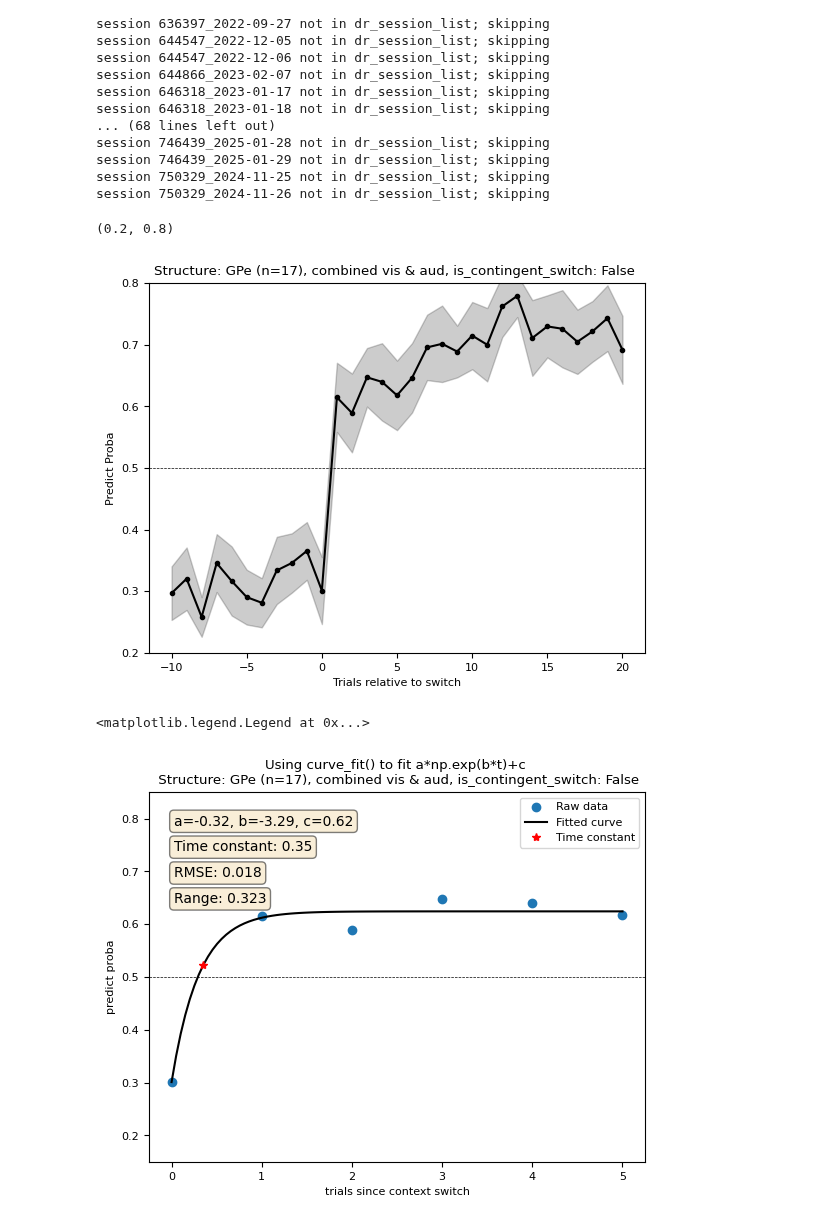
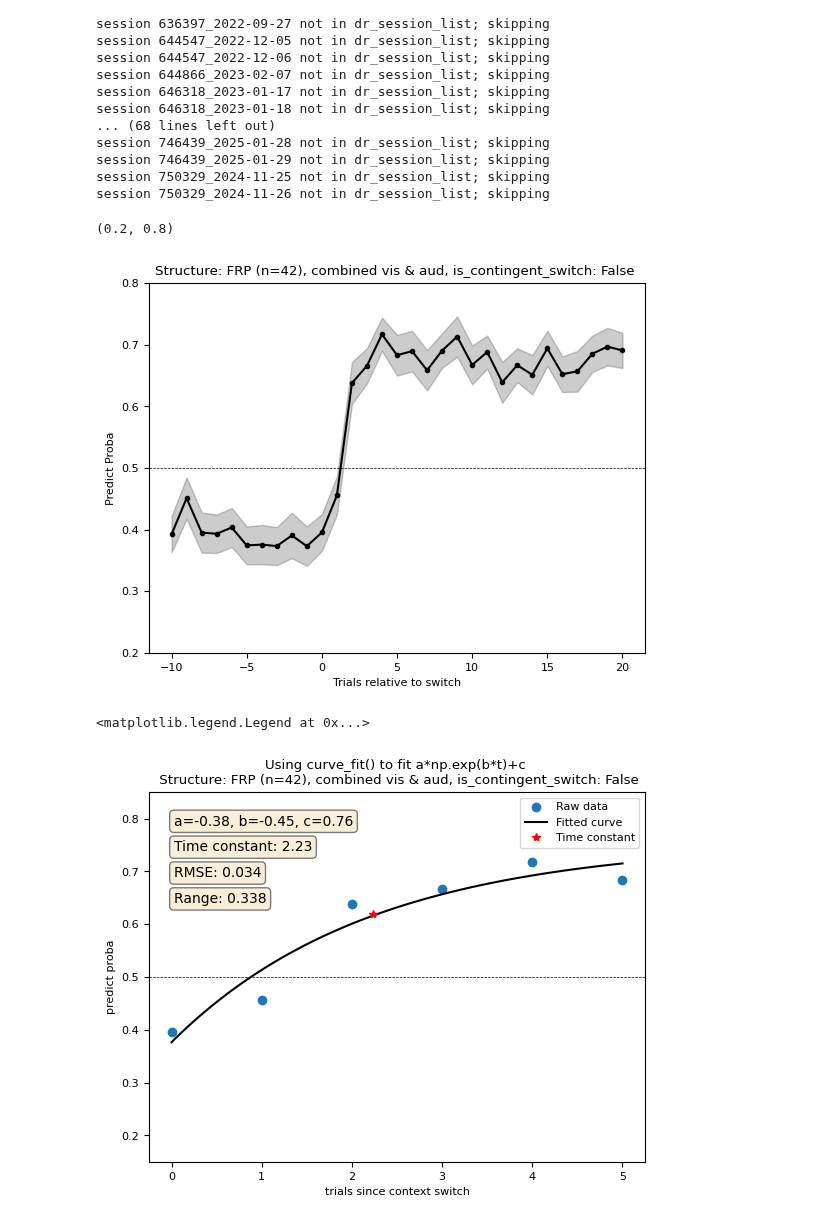
Before and after one commit to AllenInstitute/dynamic_routing_analysis, a Jupyter notebook: notebooks/quantify_predict_proba_block_switch_speed.ipynb, the cells around one changed output. Saved outputs shown, nothing was run; the diff lists cells and outputs as text; code cells hidden in the pictures.

```diff
--- a/notebooks/quantify_predict_proba_block_switch_speed.ipynb
+++ b/notebooks/quantify_predict_proba_block_switch_speed.ipynb
@@ -335,40 +338,40 @@ session 750329_2024-11-26 not in dr_session_list; skipping
 # example_area_results['predict_proba'].values[0]
 # context_switch_table_df
 # %%
-sel_structure='GPe'
+sel_structure='FRP'
 sel_is_vis_rewarded=True
 sel_is_contingent_switch=False
 combine_vis_aud=True
 
 if combine_vis_aud:
     structure_predict_proba_vis=np.vstack(context_switch_table_df.query('structure==@sel_structure and is_vis_rewarded==True and is_contingent_switch==@sel_is_contingent_switch')['predict_proba'].values)
     structure_predict_proba_aud=np.vstack(context_switch_table_df.query('structure==@sel_structure and is_vis_rewarded==False and is_contingent_switch==@sel_is_contingent_switch')['predict_proba'].values)
     structure_predict_proba_aud=1-structure_predict_proba_aud
     structure_predict_proba=np.vstack((structure_predict_proba_vis, structure_predict_proba_aud))
 else:
     structure_predict_proba=np.vstack(context_switch_table_df.query('structure==@sel_structure and is_vis_rewarded==@sel_is_vis_rewarded and is_contingent_switch==@sel_is_contingent_switch')['predict_proba'].values)
 
 trial_rel_to_switch=context_switch_table_df['trial_rel_to_switch'].values[0]
 
 n_switches=len(structure_predict_proba)
 
 fig,ax=plt.subplots()
 ax.axhline(0.5, color='k', linestyle='--', linewidth=0.5)
 ax.plot(trial_rel_to_switch,np.nanmean(structure_predict_proba,axis=0),'k.-')
 ax.fill_between(trial_rel_to_switch,
                 np.nanmean(structure_predict_proba,axis=0) - stats.sem(structure_predict_proba,axis=0),
                 np.nanmean(structure_predict_proba,axis=0) + stats.sem(structure_predict_proba,axis=0),
                 alpha=0.2, color='k')
 ax.set_xlabel('Trials relative to switch')
 ax.set_ylabel('Predict Proba')
 if combine_vis_aud:
     ax.set_title(f'Structure: {sel_structure} (n={n_switches}), combined vis & aud, is_contingent_switch: {sel_is_contingent_switch} ')
 else:
     ax.set_title(f'Structure: {sel_structure} (n={n_switches}), is_vis_rewarded: {sel_is_vis_rewarded}, is_contingent_switch: {sel_is_contingent_switch}')
 ax.set_ylim(0.2,0.8)
 # %% [output]
 (0.2, 0.8)
-[figure, old version]
+[figure, new version]
 # %%
 from scipy.optimize import curve_fit
 
@@ -382,7 +385,7 @@ else:
 
 a_guess = -0.5
 b_guess = -0.5
-c_guess = 0
+c_guess = 0.7
 
 # Fit the function a * np.exp(b * t) + c to x and y
 popt, pcov = curve_fit(
@@ -406,9 +409,13 @@ ymin= np.min(y_fitted)
 ymax= np.max(y_fitted)
 ynorm= (y_fitted - ymin) / (ymax - ymin)
 
-time_constant_ind= np.where(ynorm >= (1-1/np.exp(1)))[0][0]  # Find the first index where the normalized y is greater than or equal to 0.632
-time_constant_x= x_fitted[time_constant_ind]
-time_constant_y= y_fitted[time_constant_ind]
+# time_constant_ind= np.where(ynorm >= (1-1/np.exp(1)))[0][0]  # Find the first index where the normalized y is greater than or equal to 0.632
+# time_constant_x= x_fitted[time_constant_ind]
+# time_constant_y= y_fitted[time_constant_ind]
+
+time_constant_ind = np.where(x_fitted >= -1/b)[0][0]
+time_constant_x = -1/b
+time_constant_y = y_fitted[time_constant_ind]  # Adjusted to include y_min
 
 y_predictions= a * np.exp(b * x) + c  # Calculate the predicted y values using the fitted parameters
 
@@ -444,4 +451,4 @@ ax.set_xlabel('trials since context switch')
 ax.legend()
 # %% [output]
 <matplotlib.legend.Legend at 0x...>
-[figure, old version]
+[figure, new version]
```
Also changed, not shown: parts of 10 cells of this notebook, 2 other files.
